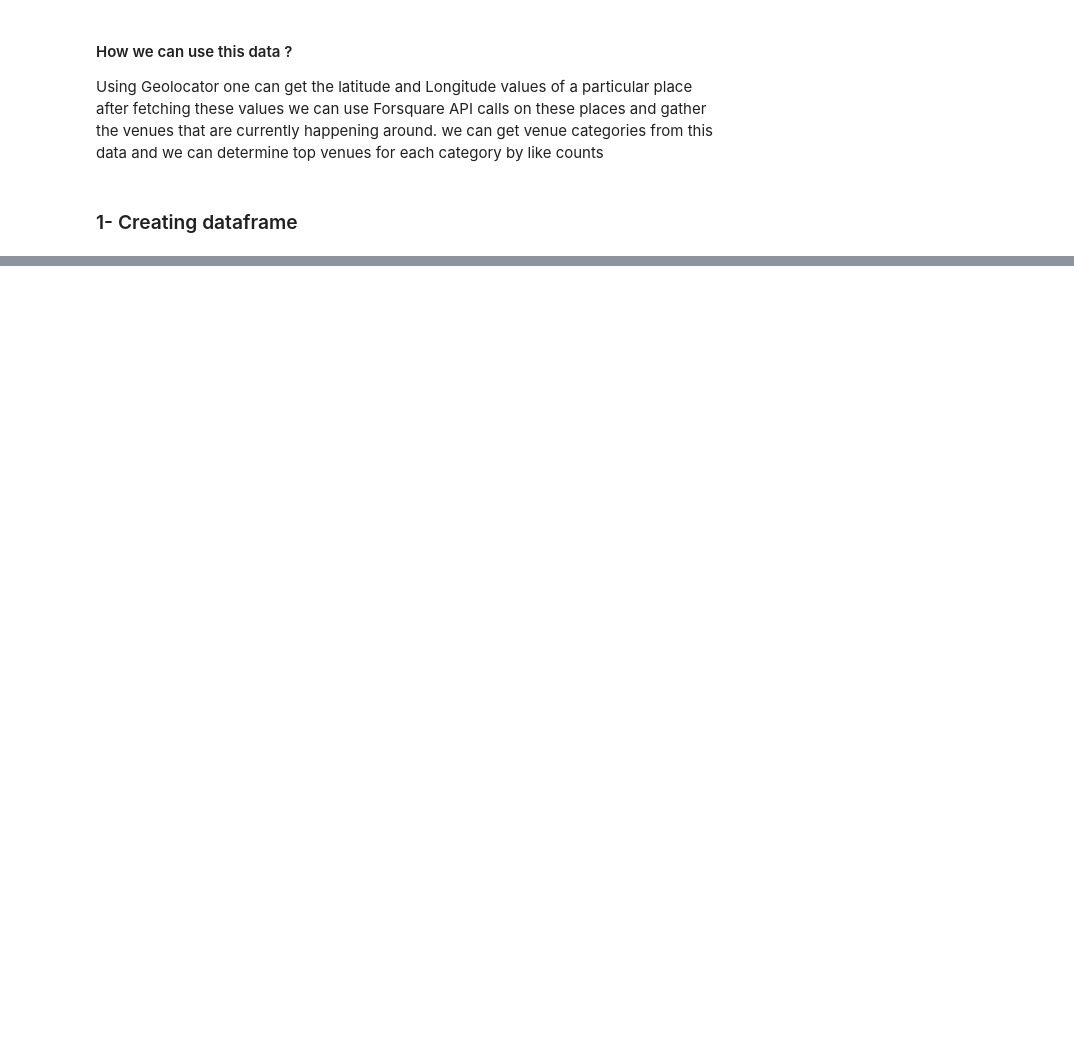
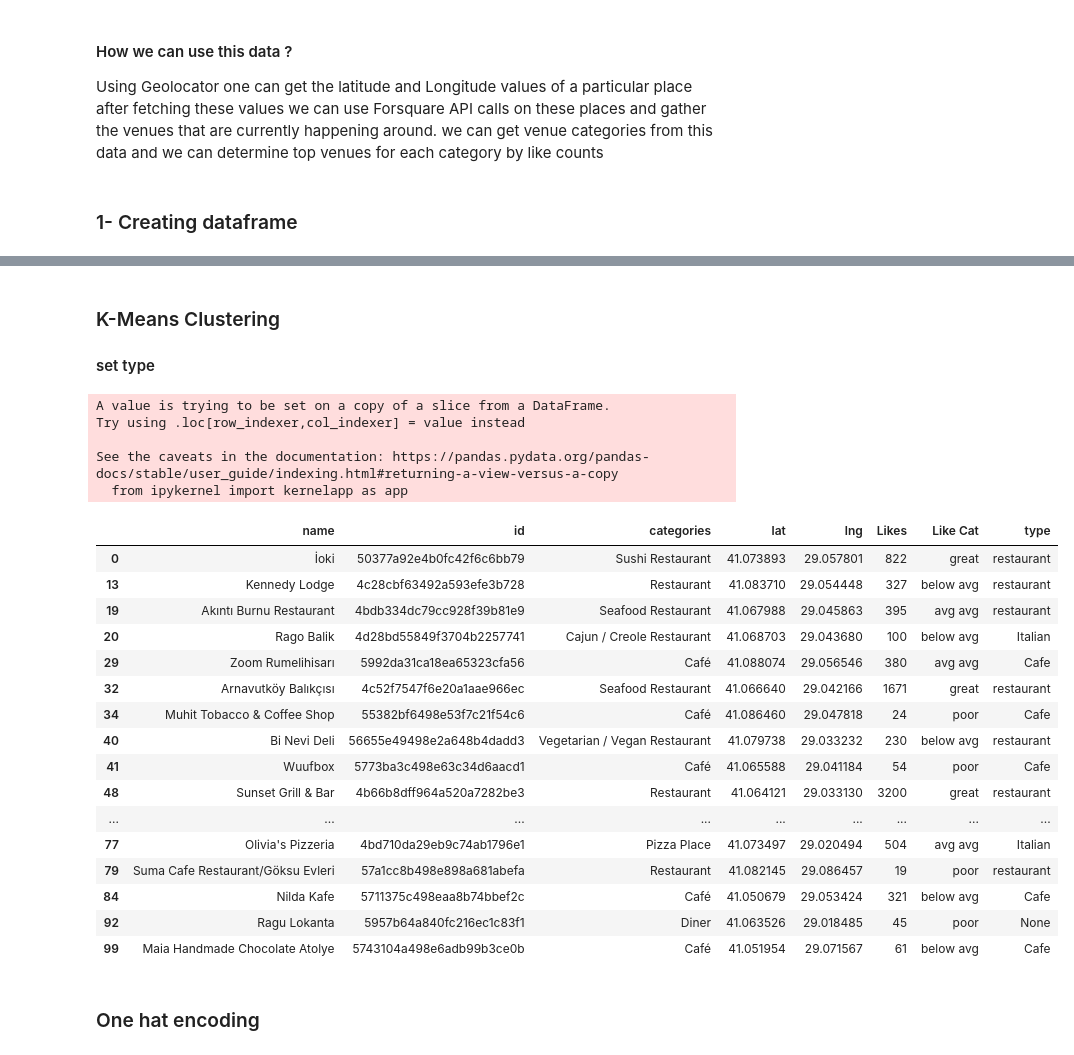
Before and after one commit to savasturkoglu1/Coursera_Capstone, a Jupyter notebook: Capstone_Project_main.ipynb, the cells around one changed output, grey strips where cells are left out. Saved outputs shown, nothing was run; the diff lists cells and outputs as text; code cells hidden in the pictures; blank space fills up the shorter version.

```diff
--- a/Capstone_Project_main.ipynb
+++ b/Capstone_Project_main.ipynb
@@ -207,0 +444,46 @@ array(['Café', 'Sushi Restaurant', 'Beer Bar', 'Pool', 'Lounge', 'Beach',
+# %% [markdown]
+### K-Means Clustering
+#### set type
+# %%
+
+Cafe = ['Hotel', 'Bagel Shop', 'Bakery', 'Coffee Shop', 'Café', 'Sandwich Place', 'Bubble Tea Shop', 'Wine Shop', 'Plaza',  'Breakfast Spot', 'Salad Place']
+restaurant = ['Falafel Restaurant','Restaurant', 'Italian Restaurant','Seafood Restaurant', 'Steakhouse','Korean Restaurant', 'Cuban Restaurant', 'Fast Food Restaurant', 'Japanese Restaurant',
+                         'Sushi Restaurant', 'Indian Restaurant', 'Japanese Restaurant', 'Greek Restaurant', 'French Restaurant',
+                          'Japanese Curry Restaurant', 'Vegetarian / Vegan Restaurant','Asian Restaurant']
+
+italian= ['Italian Restaurant', 'Cajun / Creole Restaurant', 'Pizza Place']
+
+def type_set(s):
+    if s['categories'] in Cafe:
+        return 'Cafe'
+    if s['categories'] in restaurant:
+        return 'restaurant'
+    if s['categories'] in italian:
+        return 'Italian'
+venues_data['type']=venues_data.apply(type_set, axis=1)
+venues_data
+# %% [output]
+A value is trying to be set on a copy of a slice from a DataFrame.
+Try using .loc[row_indexer,col_indexer] = value instead
+
+See the caveats in the documentation: https://pandas.pydata.org/pandas-docs/stable/user_guide/indexing.html#returning-a-view-versus-a-copy
+  from ipykernel import kernelapp as app
+|  | name | id | categories | lat | lng | Likes | Like Cat | type |
+| 0 | İoki | 50377a92e4b0fc42f6c6bb79 | Sushi Restaurant | 41.073893 | 29.057801 | 822 | great | restaurant |
+| 13 | Kennedy Lodge | 4c28cbf63492a593efe3b728 | Restaurant | 41.083710 | 29.054448 | 327 | below avg | restaurant |
+| 19 | Akıntı Burnu Restaurant | 4bdb334dc79cc928f39b81e9 | Seafood Restaurant | 41.067988 | 29.045863 | 395 | avg avg | restaurant |
+| 20 | Rago Balik | 4d28bd55849f3704b2257741 | Cajun / Creole Restaurant | 41.068703 | 29.043680 | 100 | below avg | Italian |
+| 29 | Zoom Rumelihisarı | 5992da31ca18ea65323cfa56 | Café | 41.088074 | 29.056546 | 380 | avg avg | Cafe |
+| 32 | Arnavutköy Balıkçısı | 4c52f7547f6e20a1aae966ec | Seafood Restaurant | 41.066640 | 29.042166 | 1671 | great | restaurant |
+| 34 | Muhit Tobacco & Coffee Shop | 55382bf6498e53f7c21f54c6 | Café | 41.086460 | 29.047818 | 24 | poor | Cafe |
+| 40 | Bi Nevi Deli | 56655e49498e2a648b4dadd3 | Vegetarian / Vegan Restaurant | 41.079738 | 29.033232 | 230 | below avg | restaurant |
+| 41 | Wuufbox | 5773ba3c498e63c34d6aacd1 | Café | 41.065588 | 29.041184 | 54 | poor | Cafe |
+| 48 | Sunset Grill & Bar | 4b66b8dff964a520a7282be3 | Restaurant | 41.064121 | 29.033130 | 3200 | great | restaurant |
+| ... | ... | ... | ... | ... | ... | ... | ... | ... |
+| 77 | Olivia's Pizzeria | 4bd710da29eb9c74ab1796e1 | Pizza Place | 41.073497 | 29.020494 | 504 | avg avg | Italian |
+| 79 | Suma Cafe Restaurant/Göksu Evleri | 57a1cc8b498e898a681abefa | Restaurant | 41.082145 | 29.086457 | 19 | poor | restaurant |
+| 84 | Nilda Kafe | 5711375c498eaa8b74bbef2c | Café | 41.050679 | 29.053424 | 321 | below avg | Cafe |
+| 92 | Ragu Lokanta | 5957b64a840fc216ec1c83f1 | Diner | 41.063526 | 29.018485 | 45 | poor | None |
+| 99 | Maia Handmade Chocolate Atolye | 5743104a498e6adb99b3ce0b | Café | 41.051954 | 29.071567 | 61 | below avg | Cafe |
+# %% [markdown]
+### One hat encoding
```
Also changed, not shown: parts of 37 cells of this notebook.
